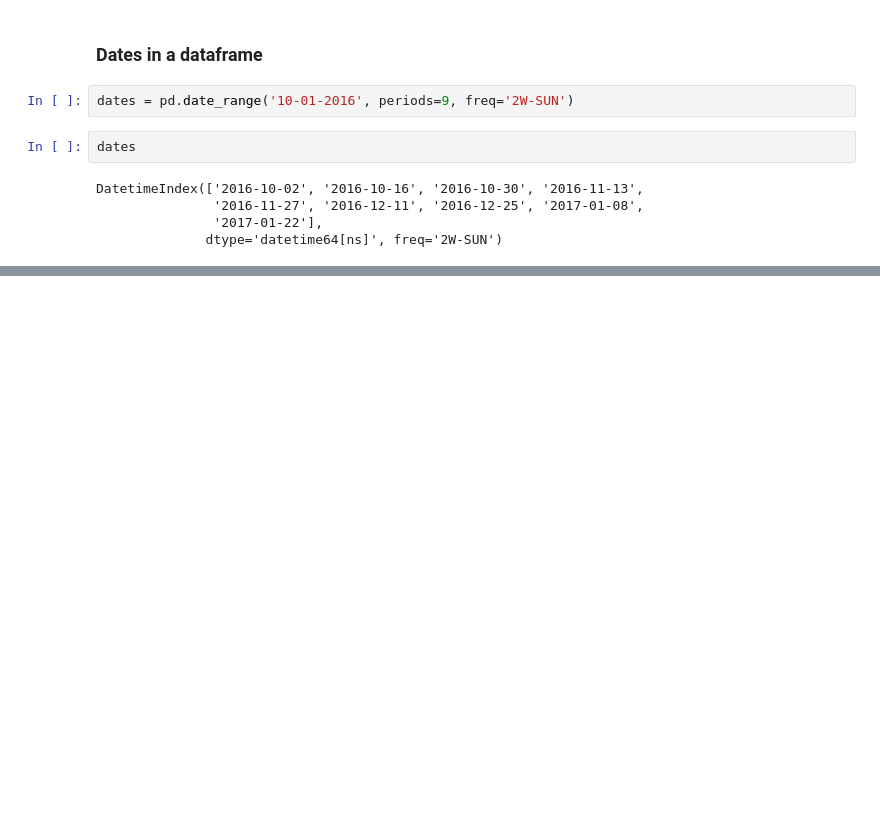
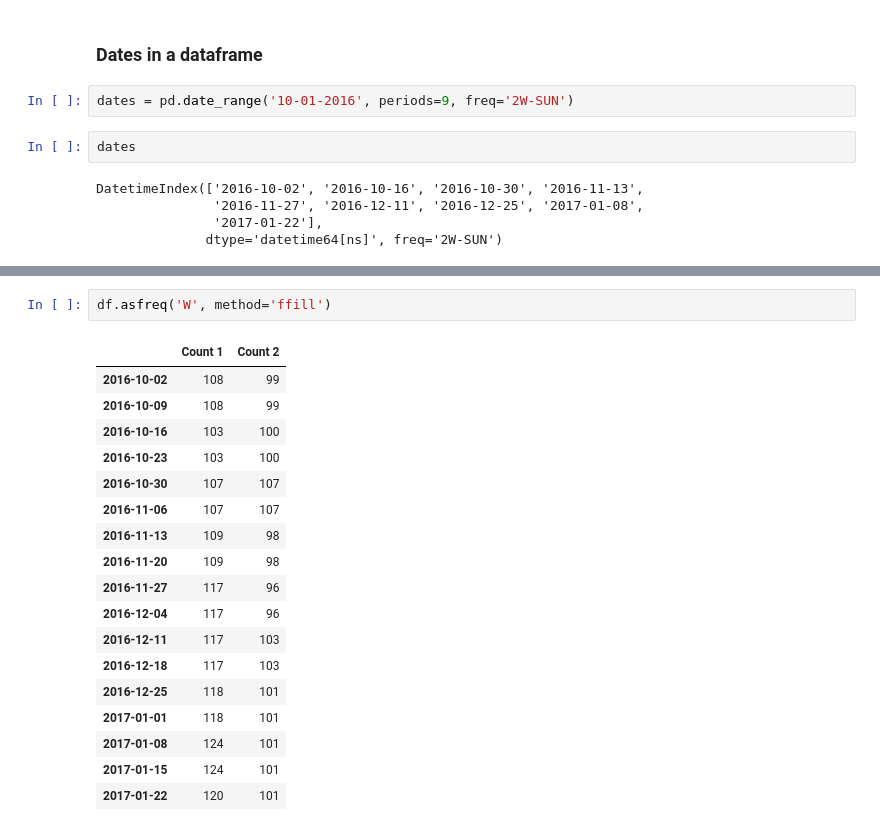
Before and after one commit to johnnyjw/mich-python-data-sci, a Jupyter notebook: week3.ipynb, the cells around one changed output, grey strips where cells are left out. Saved outputs shown, nothing was run; the diff lists cells and outputs as text; blank space fills up the shorter version.

```diff
--- a/week3.ipynb
+++ b/week3.ipynb
@@ -607,0 +670,21 @@ DatetimeIndex(['2016-10-02', '2016-10-16', '2016-10-30', '2016-11-13',
+# %%
+df.asfreq('W', method='ffill')
+# %% [output]
+|  | Count 1 | Count 2 |
+| 2016-10-02 | 108 | 99 |
+| 2016-10-09 | 108 | 99 |
+| 2016-10-16 | 103 | 100 |
+| 2016-10-23 | 103 | 100 |
+| 2016-10-30 | 107 | 107 |
+| 2016-11-06 | 107 | 107 |
+| 2016-11-13 | 109 | 98 |
+| 2016-11-20 | 109 | 98 |
+| 2016-11-27 | 117 | 96 |
+| 2016-12-04 | 117 | 96 |
+| 2016-12-11 | 117 | 103 |
+| 2016-12-18 | 117 | 103 |
+| 2016-12-25 | 118 | 101 |
+| 2017-01-01 | 118 | 101 |
+| 2017-01-08 | 124 | 101 |
+| 2017-01-15 | 124 | 101 |
+| 2017-01-22 | 120 | 101 |
```
Also changed, not shown: parts of 8 cells of this notebook, 4 other files.
